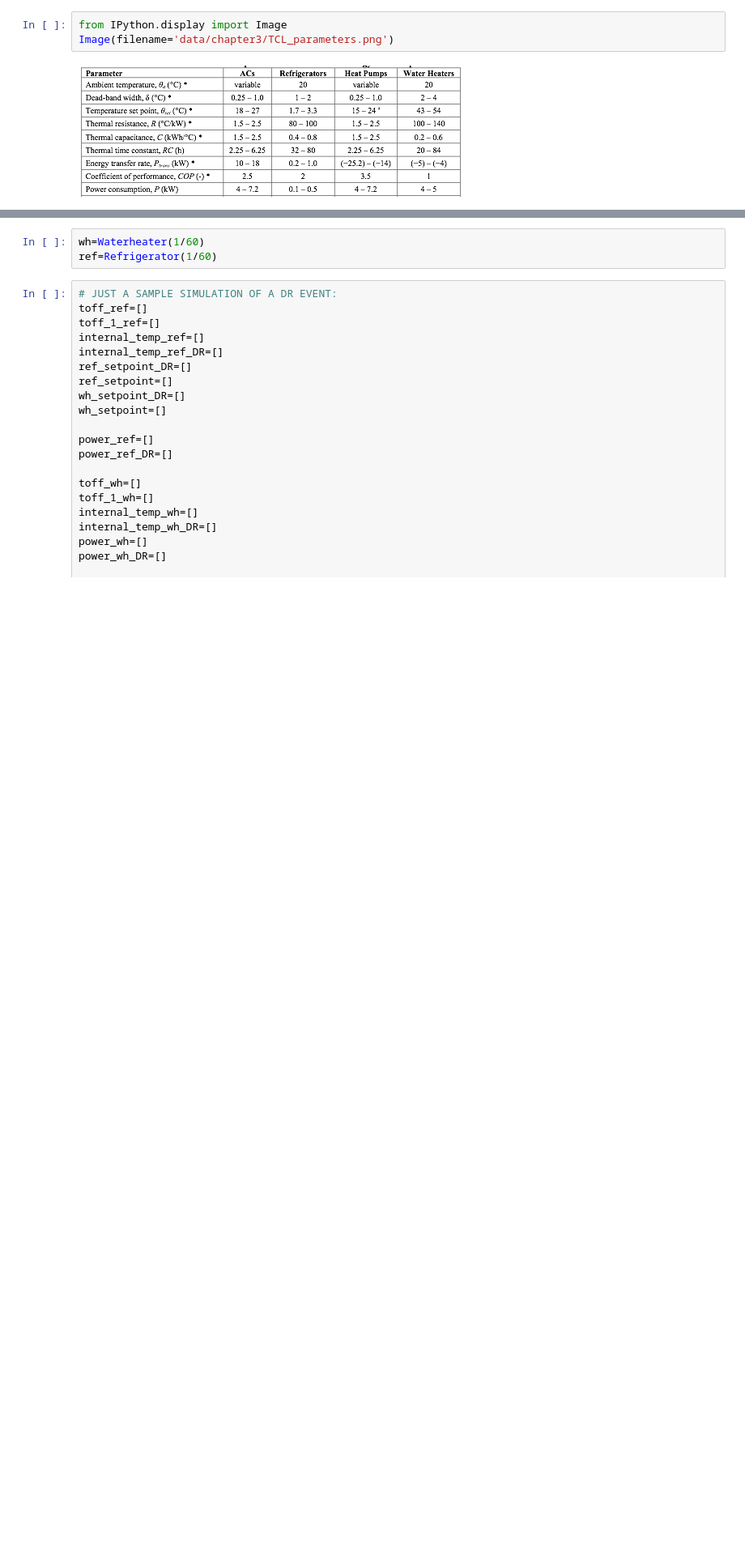
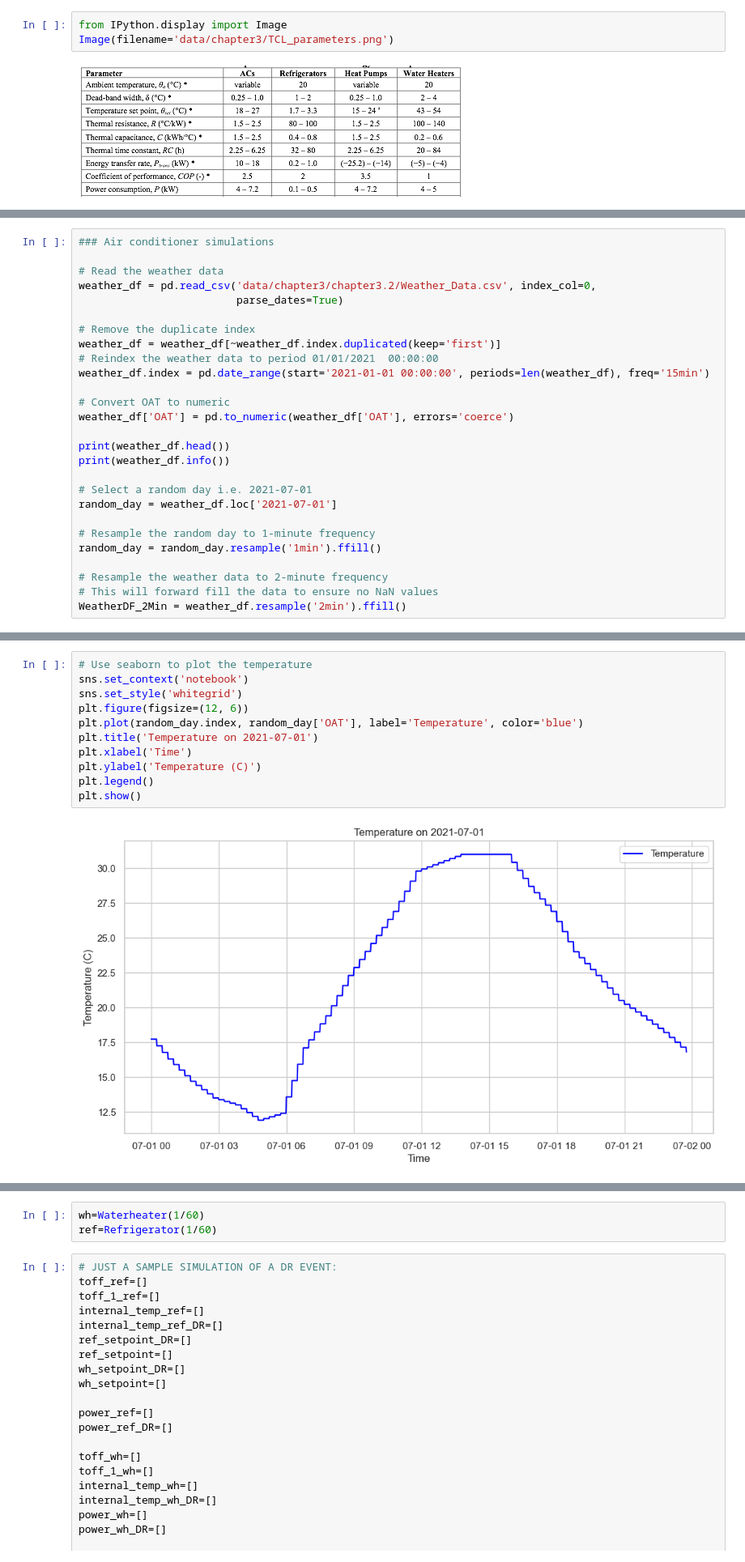
Before and after one commit to rongxinyin/ds4energy, a Jupyter notebook: notebooks/chapter3.1_flex_load_model_res.ipynb, the cells around one changed output, grey strips where cells are left out. Shown at 81% size. Drawn from its saved outputs; the diff is of its cells as text; blank space fills up the shorter version.

```diff
--- a/notebooks/chapter3.1_flex_load_model_res.ipynb
+++ b/notebooks/chapter3.1_flex_load_model_res.ipynb
@@ -363,0 +364,27 @@ class Waterheater(object):
+# %%
+### Air conditioner simulations
+
+# Read the weather data
+weather_df = pd.read_csv('data/chapter3/chapter3.2/Weather_Data.csv', index_col=0,
+                         parse_dates=True)
+
+# Remove the duplicate index
+weather_df = weather_df[~weather_df.index.duplicated(keep='first')]
+# Reindex the weather data to period 01/01/2021  00:00:00
+weather_df.index = pd.date_range(start='2021-01-01 00:00:00', periods=len(weather_df), freq='15min')
+
+# Convert OAT to numeric
+weather_df['OAT'] = pd.to_numeric(weather_df['OAT'], errors='coerce')
+
+print(weather_df.head())
+print(weather_df.info())
+
+# Select a random day i.e. 2021-07-01
+random_day = weather_df.loc['2021-07-01']
+
+# Resample the random day to 1-minute frequency
+random_day = random_day.resample('1min').ffill()
+
+# Resample the weather data to 2-minute frequency
+# This will forward fill the data to ensure no NaN values
+WeatherDF_2Min = weather_df.resample('2min').ffill()
@@ -363,0 +408,13 @@ class Waterheater(object):
+# %%
+# Use seaborn to plot the temperature
+sns.set_context('notebook')
+sns.set_style('whitegrid')
+plt.figure(figsize=(12, 6))
+plt.plot(random_day.index, random_day['OAT'], label='Temperature', color='blue')
+plt.title('Temperature on 2021-07-01')
+plt.xlabel('Time')
+plt.ylabel('Temperature (C)')
+plt.legend()
+plt.show()
+# %% [output]
+[figure, added]
```
Also changed, not shown: parts of 23 cells of this notebook, 4 other files.
